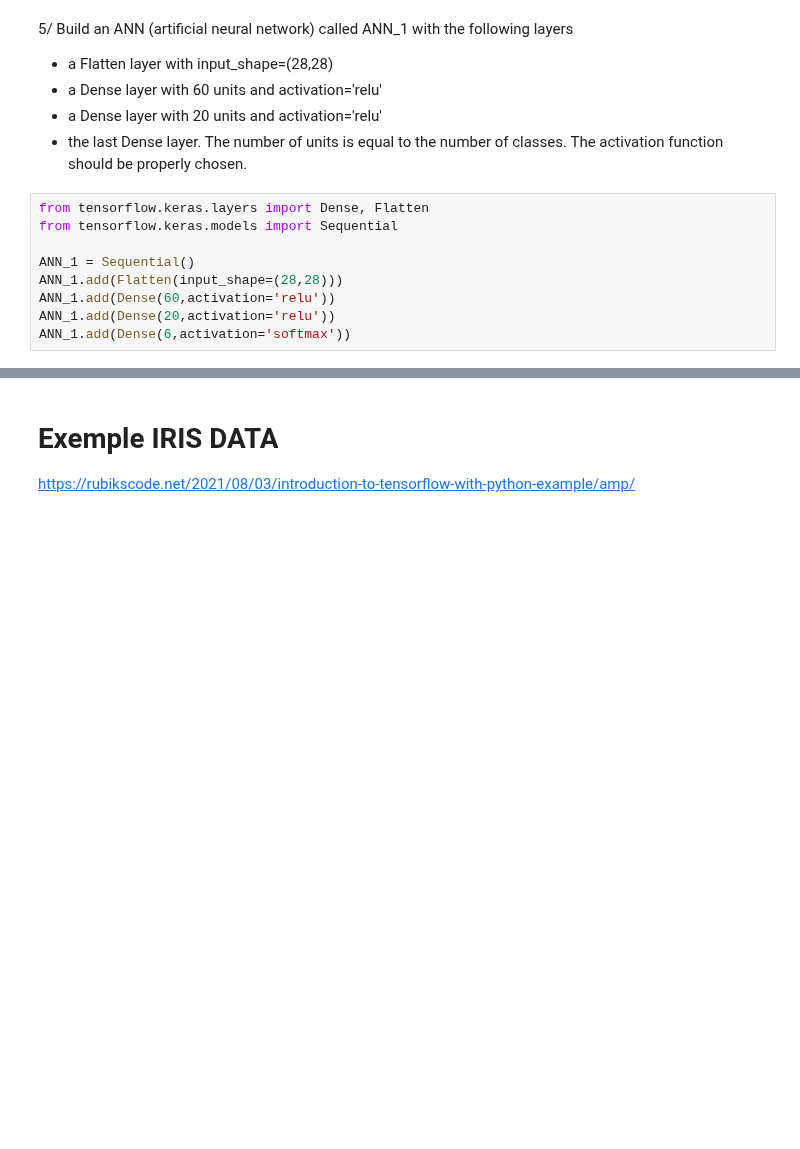
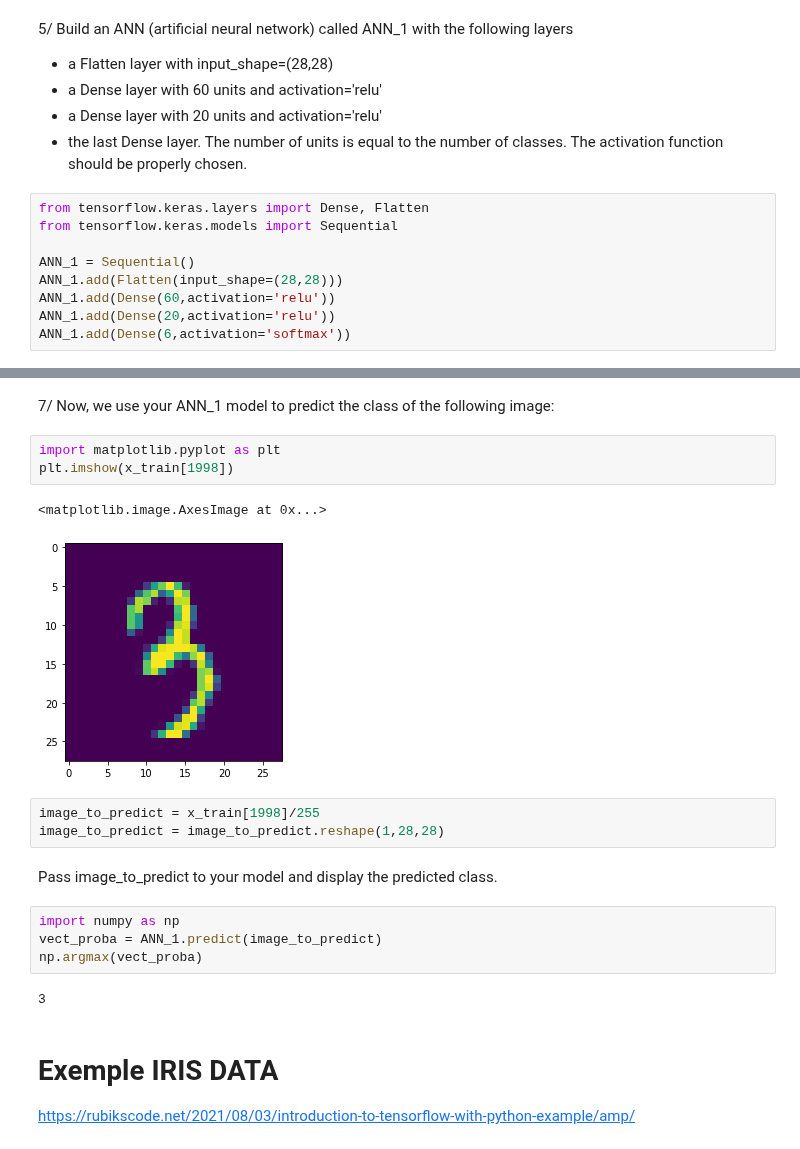
Before and after one commit to fabnancyuhp/DEEP-LEARNING, a Jupyter notebook: NOTEBOOKS/artificial_neural_network_on_MNIST_dataset.ipynb, the cells around one changed output, grey strips where cells are left out. Cells and saved outputs as stored; diff of their text form; blank space fills up the shorter version.

```diff
--- a/NOTEBOOKS/artificial_neural_network_on_MNIST_dataset.ipynb
+++ b/NOTEBOOKS/artificial_neural_network_on_MNIST_dataset.ipynb
@@ -277,3 +309,22 @@ Compile your model
+# %% [markdown]
+7/ Now, we use your ANN_1 model to predict the class of the following image:
+# %%
+import matplotlib.pyplot as plt
+plt.imshow(x_train[1998])
+# %% [output]
+<matplotlib.image.AxesImage at 0x...>
+[figure, added]
+# %%
+image_to_predict = x_train[1998]/255
+image_to_predict = image_to_predict.reshape(1,28,28)
+# %% [markdown]
+Pass image_to_predict to your model and display the predicted class.
+# %%
+import numpy as np
+vect_proba = ANN_1.predict(image_to_predict)
+np.argmax(vect_proba)
+# %% [output]
+3
 # %% [markdown]
 # Exemple IRIS DATA
 https://rubikscode.net/2021/08/03/introduction-to-tensorflow-with-python-example/amp/
```
Also changed, not shown: parts of 7 cells of this notebook.
